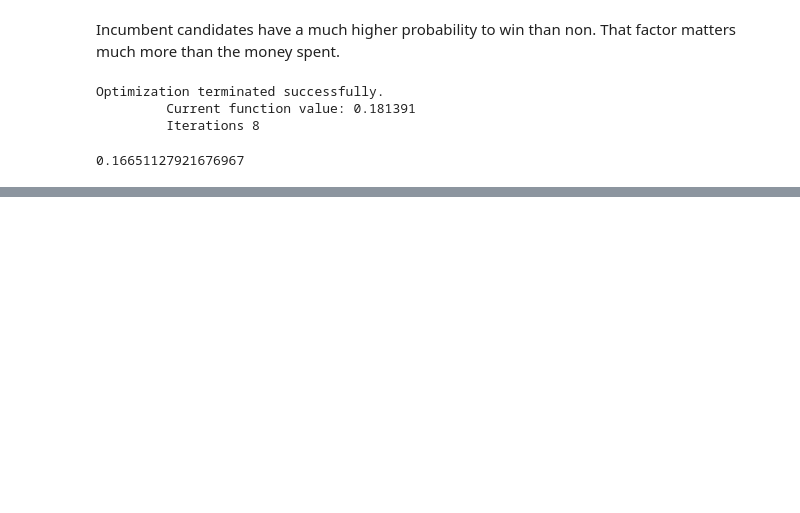
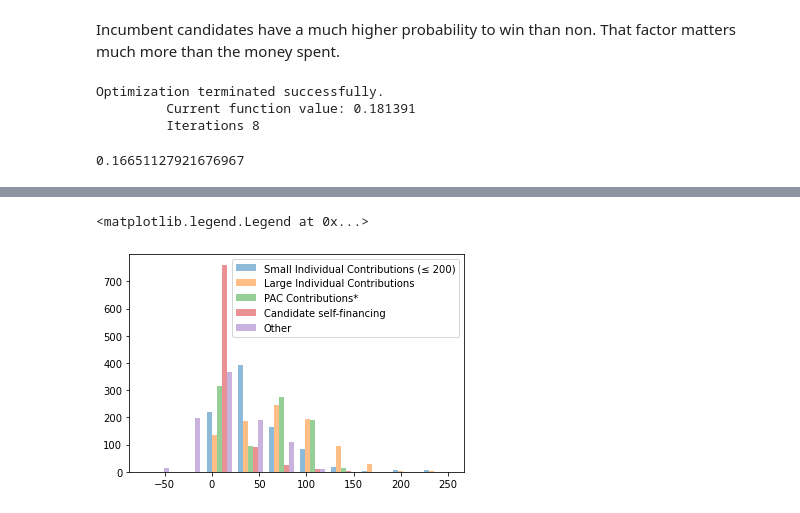
Before and after one commit to tomoumer/webscraping_open_secrets-pizza, a Jupyter notebook: notebooks/TU_webscrape.ipynb, the cells around one changed output, grey strips where cells are left out. Saved outputs shown, nothing was run; the diff lists cells and outputs as text; code cells hidden in the pictures; blank space fills up the shorter version.

```diff
--- a/notebooks/TU_webscrape.ipynb
+++ b/notebooks/TU_webscrape.ipynb
@@ -787,0 +808,15 @@ dd_test(full_model, interaction_model)
+# %%
+plt.hist([
+    np.cbrt(candidate_df['Small Individual Contributions (≤ 200)']),
+    np.cbrt(candidate_df['Large Individual Contributions']),
+    np.cbrt(candidate_df['PAC Contributions*']),
+    np.cbrt(candidate_df['Candidate self-financing']),
+    np.cbrt(candidate_df['Other'])
+    ],
+    alpha=0.5,
+    bins=10
+);
+plt.legend(['Small Individual Contributions (≤ 200)', 'Large Individual Contributions', 'PAC Contributions*', 'Candidate self-financing', 'Other'])
+# %% [output]
+<matplotlib.legend.Legend at 0x...>
+[figure, added]
```
Also changed, not shown: parts of 19 cells of this notebook.
